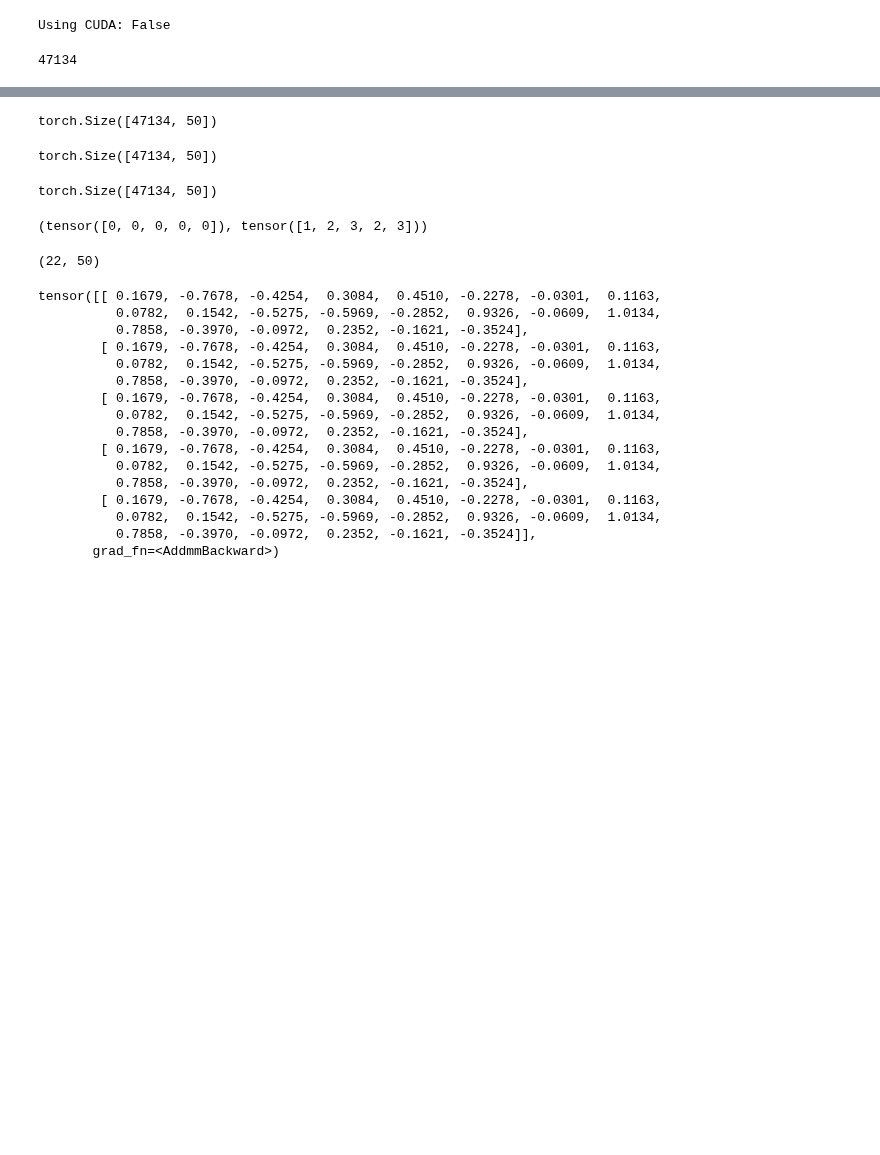
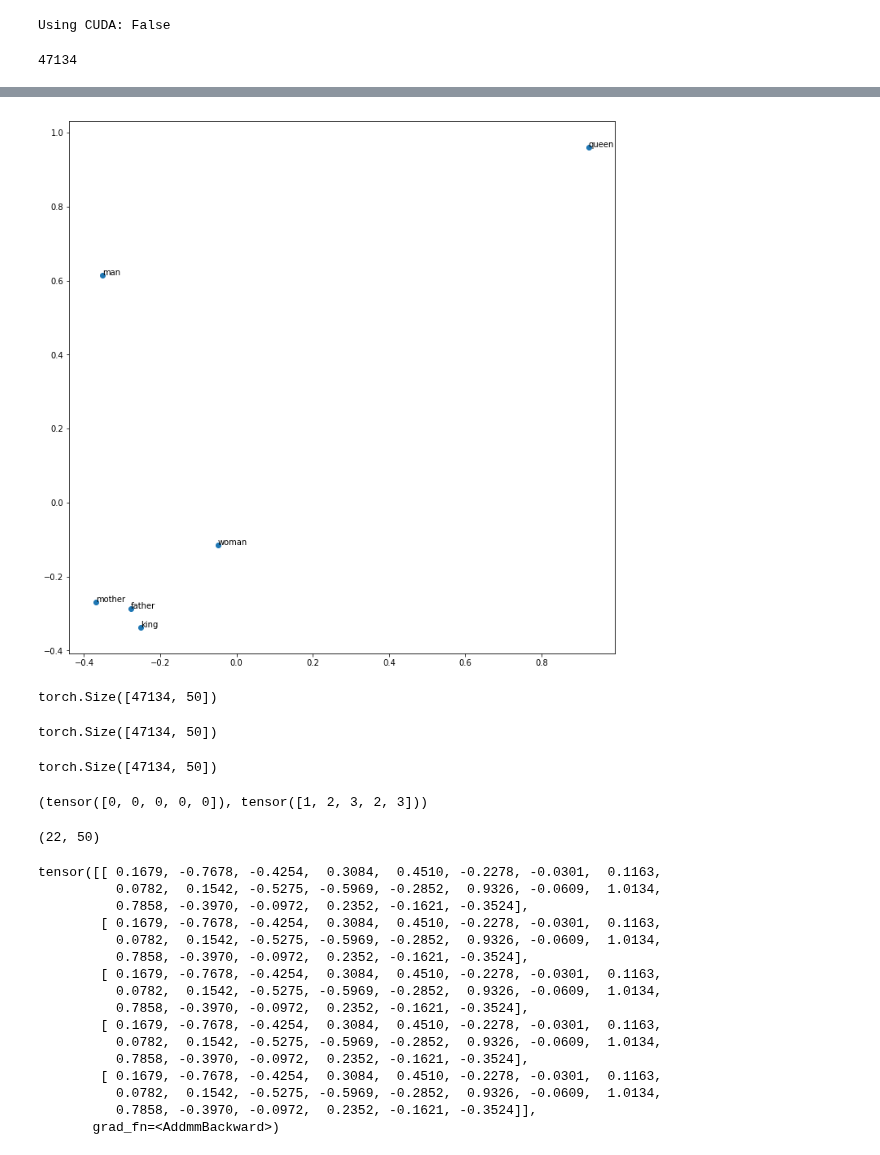
Before and after one commit to labdmitriy/dl_in_nlp, a Jupyter notebook: workshop_1/experiments/task3_word2vec.ipynb, the cells around one changed output, grey strips where cells are left out. Saved outputs shown, nothing was run; the diff lists cells and outputs as text; code cells hidden in the pictures; blank space fills up the shorter version.

```diff
--- a/workshop_1/experiments/task3_word2vec.ipynb
+++ b/workshop_1/experiments/task3_word2vec.ipynb
@@ -277,0 +353,4 @@ warning: Embedding dir exists, did you set global_step for add_embedding()?
+# %%
+%%time
+umap = UMAP(metric='cosine')
+embs_umap = umap.fit_transform(W_avg)
@@ -278,3 +360,9 @@ warning: Embedding dir exists, did you set global_step for add_embedding()?
+# %%
+tokens = ['man', 'woman', 'king', 'queen', 'mother', 'father']
+# tokens = list(dict(sg_batcher.token_counts.most_common(100)).keys())
+plot_embeddings(embs_umap, sg_batcher.token_to_idx, tokens)
+# %% [output]
+[figure, added]
 # %%
 list(classifier.parameters())[0].shape
 # %% [output]
```
Also changed, not shown: parts of 14 cells of this notebook, 1 other file.
